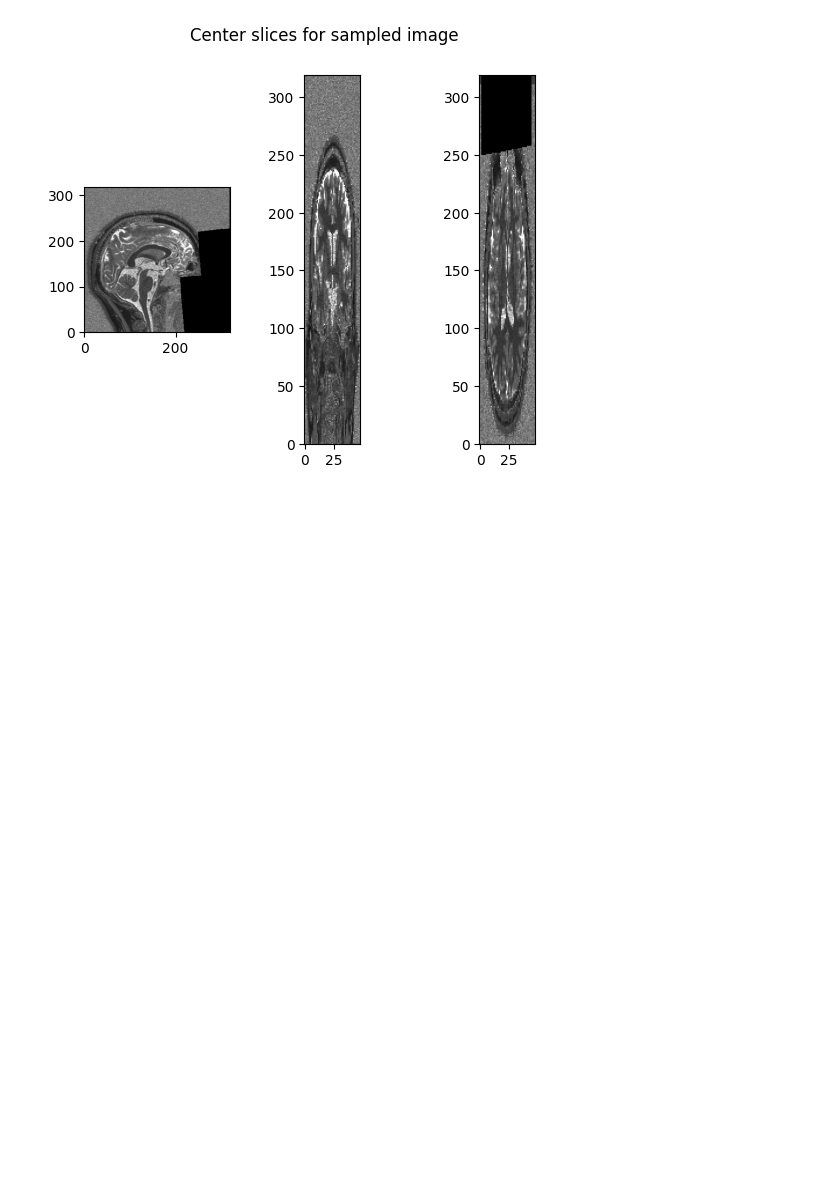
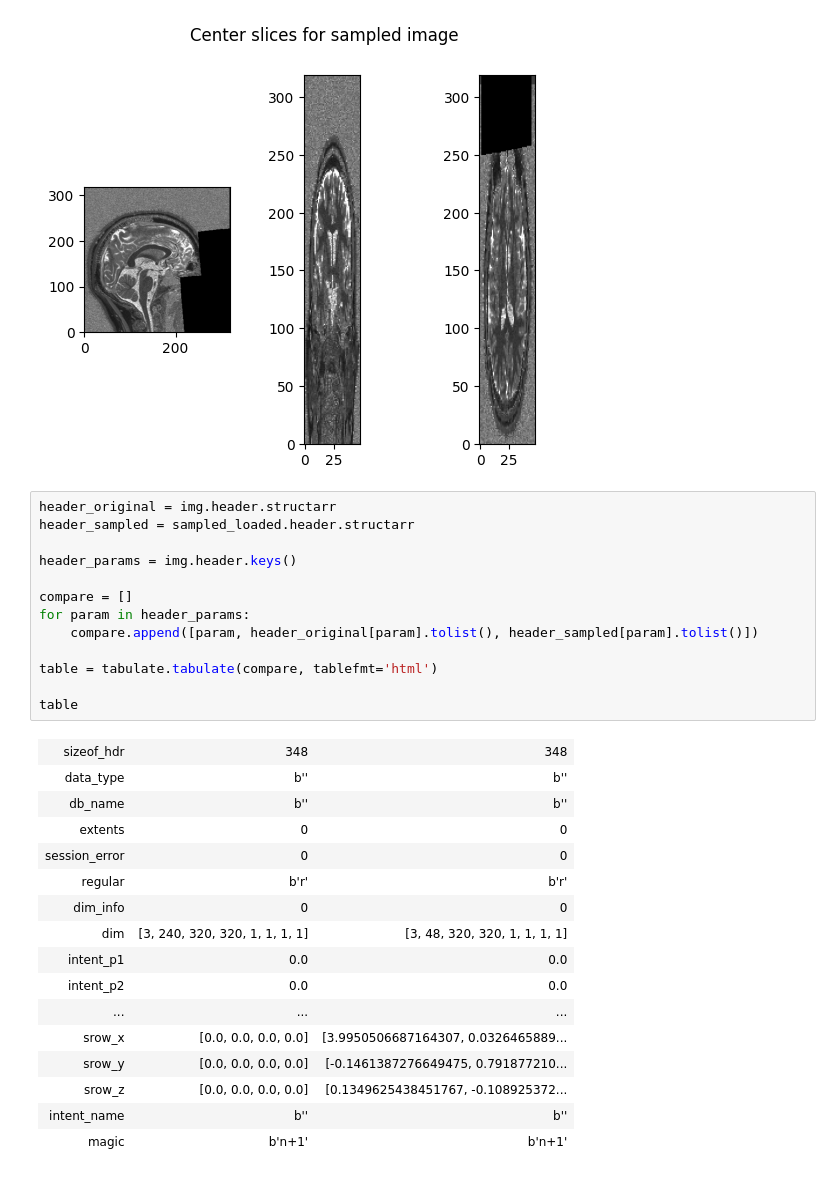
Before and after one commit to veejask-41/MRI-Enhance-3D, a Jupyter notebook: sampling.ipynb, the cells around one changed output. Saved outputs shown, nothing was run; the diff lists cells and outputs as text; blank space fills up the shorter version.

```diff
--- a/sampling.ipynb
+++ b/sampling.ipynb
@@ -146,3 +147,33 @@ plt.suptitle("Center slices for sampled image")
 # %% [output]
 Text(0.5, 0.98, 'Center slices for sampled image')
 [figure]
+# %%
+header_original = img.header.structarr
+header_sampled = sampled_loaded.header.structarr
+
+header_params = img.header.keys()
+
+compare = []
+for param in header_params:
+    compare.append([param, header_original[param].tolist(), header_sampled[param].tolist()])
+
+table = tabulate.tabulate(compare, tablefmt='html')
+
+table
+# %% [output]
+| sizeof_hdr | 348 | 348 |
+| data_type | b'' | b'' |
+| db_name | b'' | b'' |
+| extents | 0 | 0 |
+| session_error | 0 | 0 |
+| regular | b'r' | b'r' |
+| dim_info | 0 | 0 |
+| dim | [3, 240, 320, 320, 1, 1, 1, 1] | [3, 48, 320, 320, 1, 1, 1, 1] |
+| intent_p1 | 0.0 | 0.0 |
+| intent_p2 | 0.0 | 0.0 |
+| ... | ... | ... |
+| srow_x | [0.0, 0.0, 0.0, 0.0] | [3.9950506687164307, 0.0326465889... |
+| srow_y | [0.0, 0.0, 0.0, 0.0] | [-0.1461387276649475, 0.791877210... |
+| srow_z | [0.0, 0.0, 0.0, 0.0] | [0.1349625438451767, -0.108925372... |
+| intent_name | b'' | b'' |
+| magic | b'n+1' | b'n+1' |
```
Also changed, not shown: parts of 10 cells of this notebook, 13 other files.
